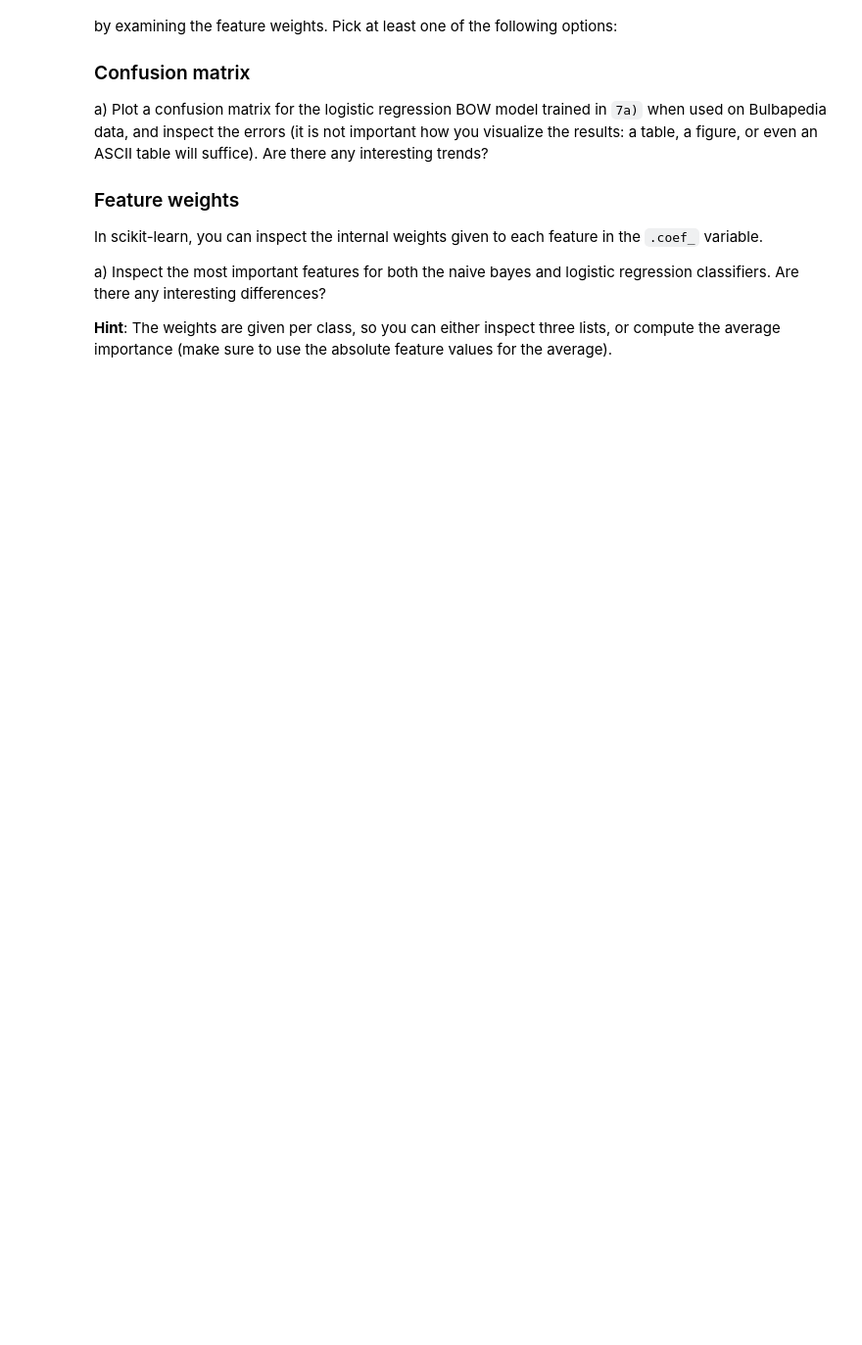
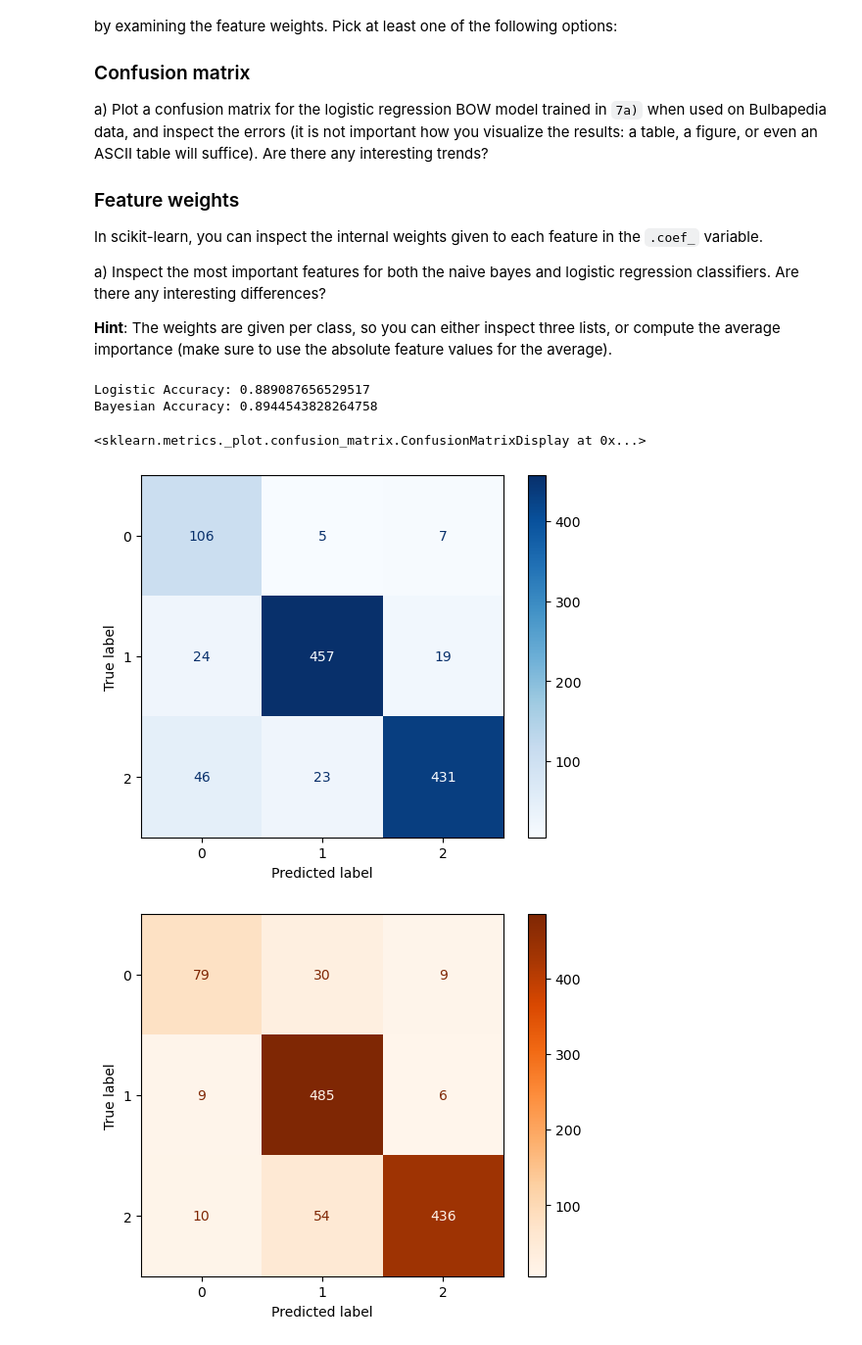
Before and after one commit to eloplope/NLP_25, a Jupyter notebook: week2/week2.ipynb, the cells around one changed output. Shown at 98% size. Cells and saved outputs as stored; diff of their text form; code cells hidden in the pictures; blank space fills up the shorter version.

```diff
--- a/week2/week2.ipynb
+++ b/week2/week2.ipynb
@@ -288,7 +294,7 @@ from sklearn.feature_extraction.text import CountVectorizer
 from sklearn.naive_bayes import MultinomialNB
 from sklearn.metrics import accuracy_score
 # Initialize the vectorizer
-vectorizer = CountVectorizer(ngram_range=(3,6))
+vectorizer = CountVectorizer(analyzer='char',ngram_range=(3,6))
 
 # Fit and transform the text data into feature vectors
 X_train_counts = vectorizer.fit_transform(wooki_train_text)
@@ -347,3 +347,10 @@ Accuracy: 79.13%
 a) Train a `logistic regression` classifier in a similar fashion. For more information, see: [LogisticRegression](https://scikit-learn.org/stable/modules/generated/sklearn.linear_model.LogisticRegression.html). Does it outperform the naive bayes classifier?
 
 b) Now evaluate both classifiers (`logistic regression` and `naive bayes`) on the out-of-domain Bulbapedia data:
+# %%
+#Initialize the Naive Bayes classifier
+from sklearn.linear_model import LogisticRegression
+logic_classifier = LogisticRegression()
+
+# Step 3: Train the Naive Bayes model
+logic_classifier.fit(X_train_counts, wooki_train_labels)
@@ -351,3 +369,13 @@ b) Now evaluate both classifiers (`logistic regression` and `naive bayes`) on th
 - Are the trends similar to the Wookipedia data? Is there a performance drop compared to the Wookipedia data?
 # %%
 bulba_dev_text, bulba_dev_labels = load_langid('langid-data/bulbapedia_langid.dev.tok.txt')
+# %%
+# Initialize the vectorizer
+vectorizer = CountVectorizer(analyzer='char',ngram_range=(3,6))
+
+#
+X_unseen_counts = vectorizer.fit(wooki_train_text)
+X_unseen_counts = vectorizer.transform(bulba_dev_text)
+
+print(X_unseen_counts.shape)  #
+print(X_train_counts.shape)  #
@@ -353,0 +385,12 @@ bulba_dev_text, bulba_dev_labels = load_langid('langid-data/bulbapedia_langid.de
+# %%
+# Step 4: Make predictions on the new data
+y_predlog = logic_classifier.predict(X_unseen_counts)
+y_predbay = nb_classifier.predict(X_unseen_counts)
+
+# Step 5: Evaluate the models
+accuracy = accuracy_score(y_predlog, bulba_dev_labels)
+print(f'Accuracy: {accuracy * 100:.2f}%')
+
+# Step 5: Evaluate the models
+accuracy = accuracy_score(y_predbay, bulba_dev_labels)
+print(f'Accuracy: {accuracy * 100:.2f}%')
@@ -367,3 +413,23 @@ a) Inspect the most important features for both the naive bayes and logistic reg
 
 **Hint**: The weights are given per class, so you can either inspect three lists, or compute the average importance
 (make sure to use the absolute feature values for the average).
+# %%
+from sklearn.metrics import accuracy_score, confusion_matrix, ConfusionMatrixDisplay
+
+# Evaluate models
+print("Logistic Accuracy:", accuracy_score(bulba_dev_labels, y_predlog))
+print("Bayesian Accuracy:", accuracy_score(bulba_dev_labels, y_predbay))
+
+# Confusion matrices
+cm_log = confusion_matrix(bulba_dev_labels, y_predlog)
+cm_bay = confusion_matrix(bulba_dev_labels, y_predbay)
+
+# Plot confusion matrices
+ConfusionMatrixDisplay(cm_log).plot(cmap='Blues')
+ConfusionMatrixDisplay(cm_bay).plot(cmap='Oranges')
+# %% [output]
+Logistic Accuracy: 0.889087656529517
+Bayesian Accuracy: 0.8944543828264758
+<sklearn.metrics._plot.confusion_matrix.ConfusionMatrixDisplay at 0x...>
+[figure, added]
+[figure, added]
```
Also changed, not shown: parts of 13 cells of this notebook, 9 other files.
